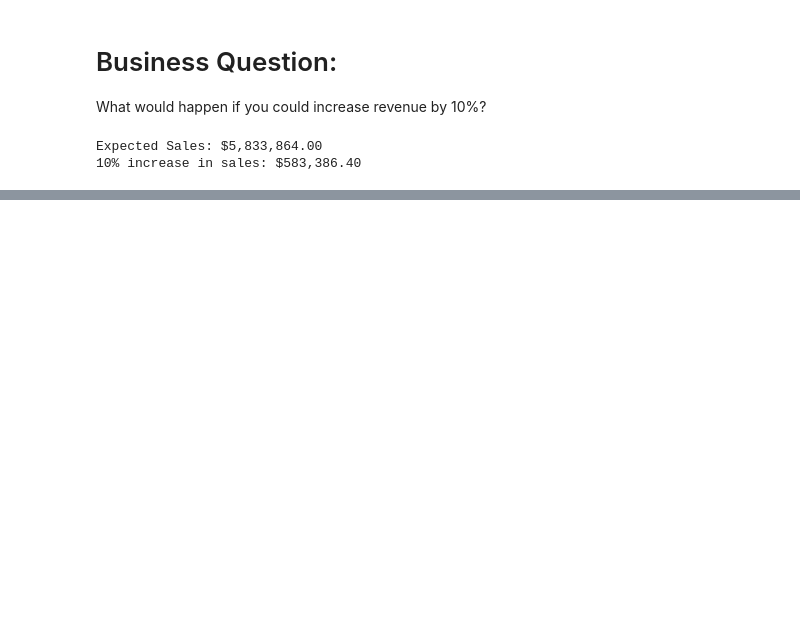
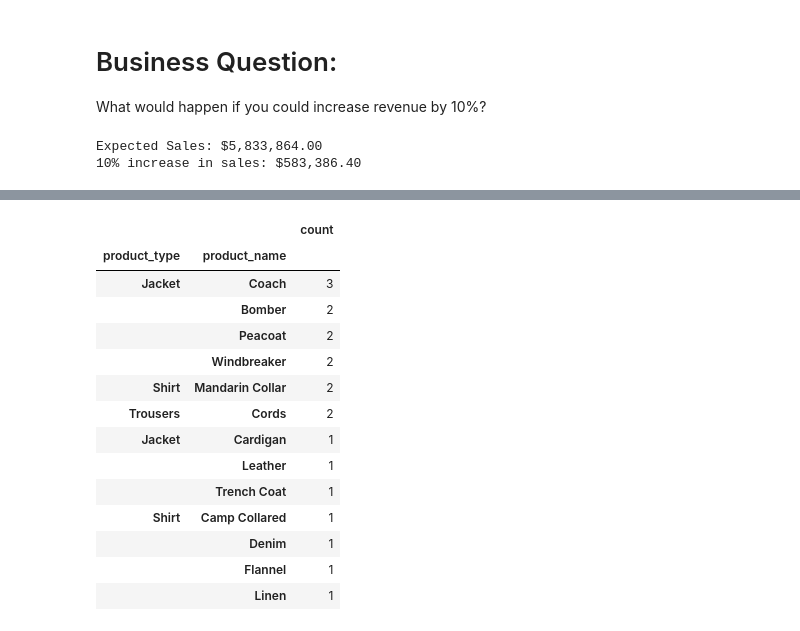
Before and after one commit to zachfreitas/Customer-Lifetime-Value-Techniques, a Jupyter notebook: 03_machine_learning_clv.ipynb, the cells around one changed output, grey strips where cells are left out. Saved outputs shown, nothing was run; the diff lists cells and outputs as text; code cells hidden in the pictures; blank space fills up the shorter version.

```diff
--- a/03_machine_learning_clv.ipynb
+++ b/03_machine_learning_clv.ipynb
@@ -462,0 +500,26 @@ Expected Sales: $5,833,864.00
+# %%
+# Increase *FREQUENCY* of purchases: Sell them these
+(cop_data
+ .query('customer_id_x in @top_20_customer')
+ .groupby(['product_type','product_name'])
+ .size()
+ .to_frame()
+ .set_axis(['count'], axis=1)
+ .sort_values('count', ascending=False)
+ )
+# %% [output]
+|  |  | count |
+| product_type | product_name |  |
+| Jacket | Coach | 3 |
+|  | Bomber | 2 |
+|  | Peacoat | 2 |
+|  | Windbreaker | 2 |
+| Shirt | Mandarin Collar | 2 |
+| Trousers | Cords | 2 |
+| Jacket | Cardigan | 1 |
+|  | Leather | 1 |
+|  | Trench Coat | 1 |
+| Shirt | Camp Collared | 1 |
+|  | Denim | 1 |
+|  | Flannel | 1 |
+|  | Linen | 1 |
```
Also changed, not shown: parts of 7 cells of this notebook.
